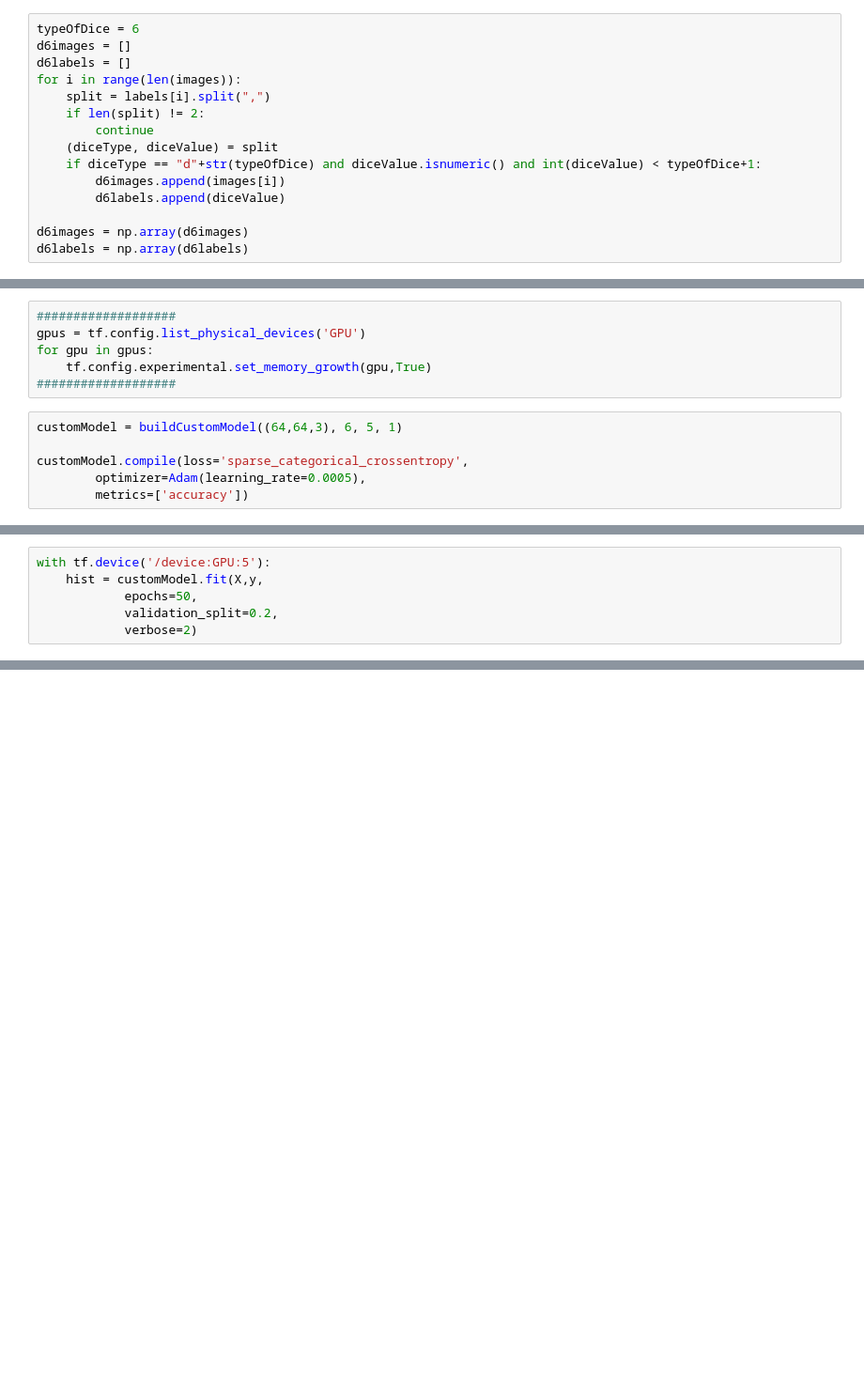
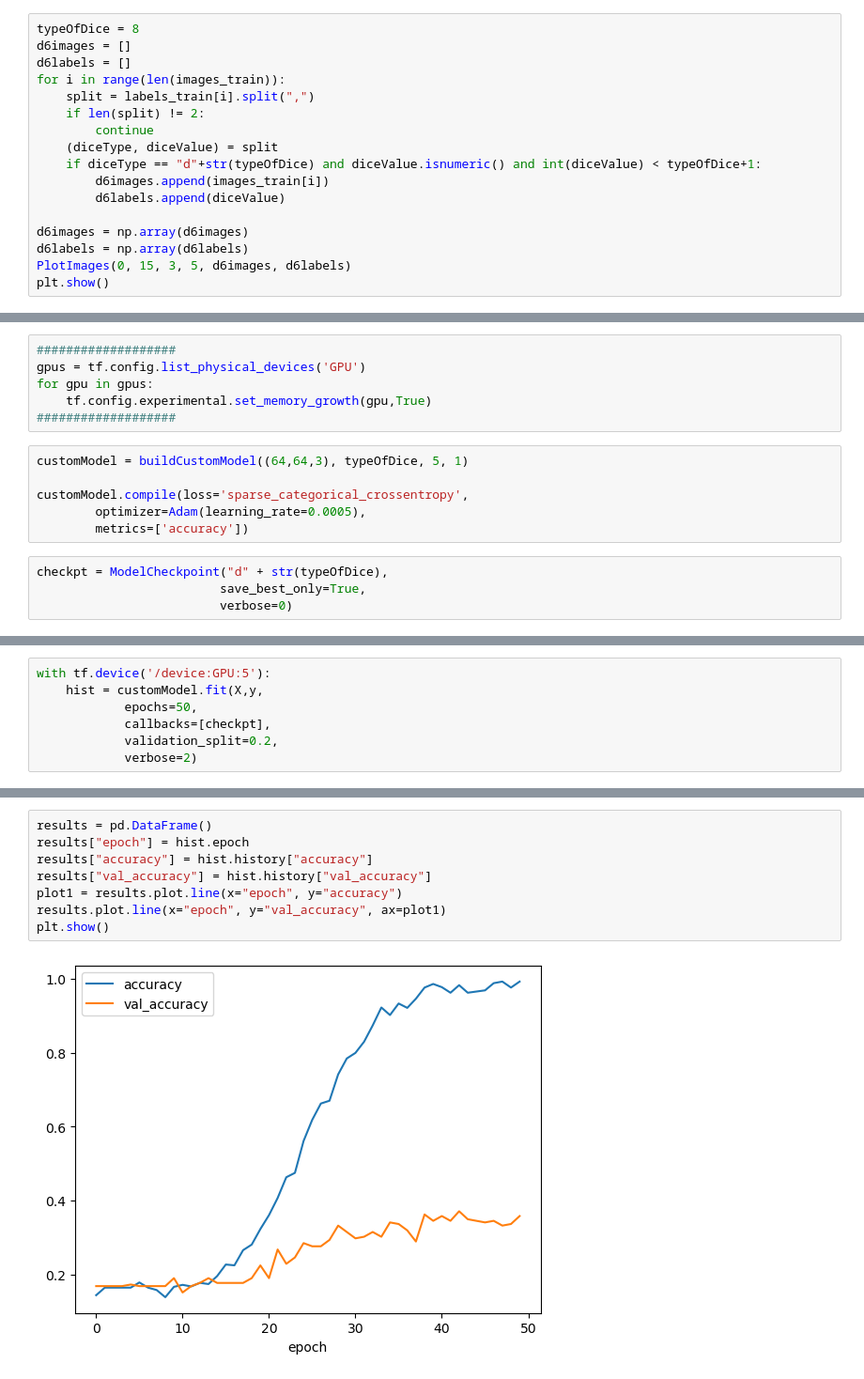
Before and after one commit to lukemcneil/recognizing-dice-values, a Jupyter notebook: CNN Custom Model.ipynb, the cells around one changed output, grey strips where cells are left out. Shown at 94% size. Drawn from its saved outputs; the diff is of its cells as text; blank space fills up the shorter version.

```diff
--- a/CNN Custom Model.ipynb
+++ b/CNN Custom Model.ipynb
@@ -48,18 +64,20 @@ plt.show()
 # %%
-typeOfDice = 6
+typeOfDice = 8
 d6images = []
 d6labels = []
-for i in range(len(images)):
-    split = labels[i].split(",")
+for i in range(len(images_train)):
+    split = labels_train[i].split(",")
     if len(split) != 2:
         continue
     (diceType, diceValue) = split
     if diceType == "d"+str(typeOfDice) and diceValue.isnumeric() and int(diceValue) < typeOfDice+1:
-        d6images.append(images[i])
+        d6images.append(images_train[i])
         d6labels.append(diceValue)
 
 d6images = np.array(d6images)
 d6labels = np.array(d6labels)
+PlotImages(0, 15, 3, 5, d6images, d6labels)
+plt.show()
 # %%
 numTest = 40
 d6imagesTest = d6images[:numTest]
@@ -88,11 +106,15 @@ for gpu in gpus:
     tf.config.experimental.set_memory_growth(gpu,True)
 ###################
 # %%
-customModel = buildCustomModel((64,64,3), 6, 5, 1)
+customModel = buildCustomModel((64,64,3), typeOfDice, 5, 1)
 
 customModel.compile(loss='sparse_categorical_crossentropy',
         optimizer=Adam(learning_rate=0.0005),
         metrics=['accuracy'])
+# %%
+checkpt = ModelCheckpoint("d" + str(typeOfDice),
+                         save_best_only=True,
+                         verbose=0)
 # %%
 customModel.summary()
 # %% [output]
@@ -117,6 +139,7 @@ _________________________________________________________________
 with tf.device('/device:GPU:5'):
     hist = customModel.fit(X,y,
             epochs=50,
+            callbacks=[checkpt],
             validation_split=0.2,
             verbose=2)
 # %% [output]
@@ -139,0 +163,10 @@ Epoch 50/50
+# %%
+results = pd.DataFrame()
+results["epoch"] = hist.epoch
+results["accuracy"] = hist.history["accuracy"]
+results["val_accuracy"] = hist.history["val_accuracy"]
+plot1 = results.plot.line(x="epoch", y="accuracy")
+results.plot.line(x="epoch", y="val_accuracy", ax=plot1)
+plt.show()
+# %% [output]
+[figure, added]
```
Also changed, not shown: parts of 7 cells of this notebook.
